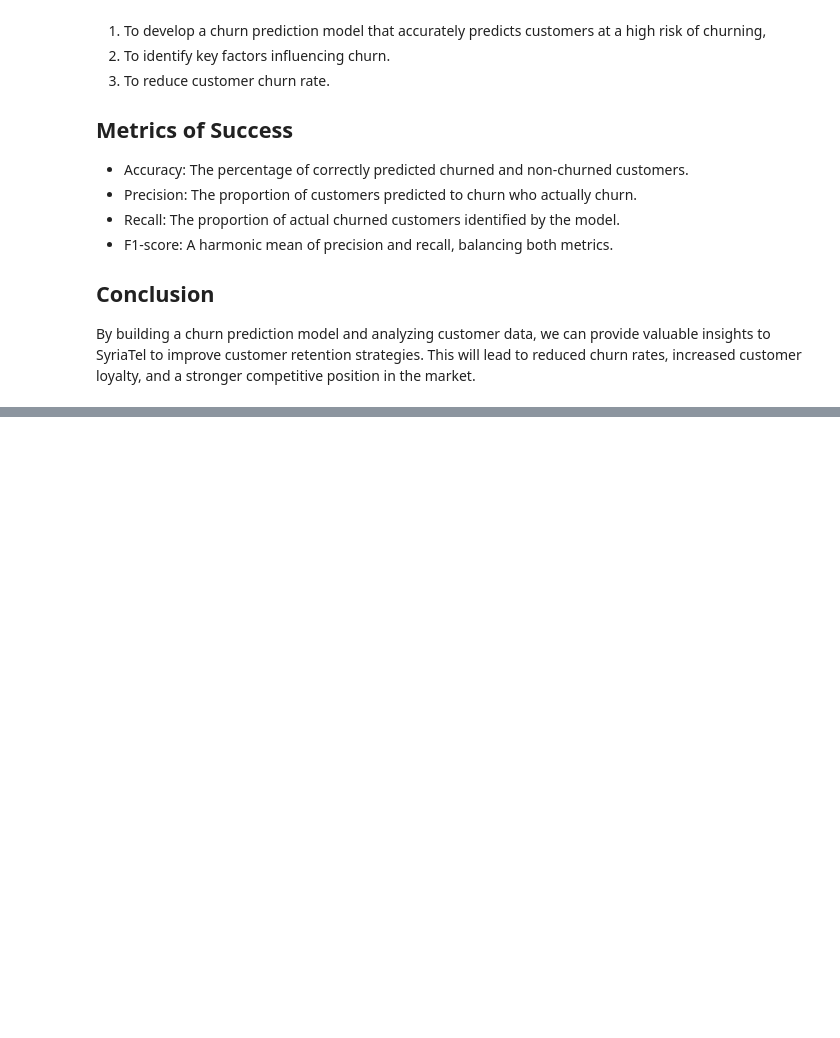
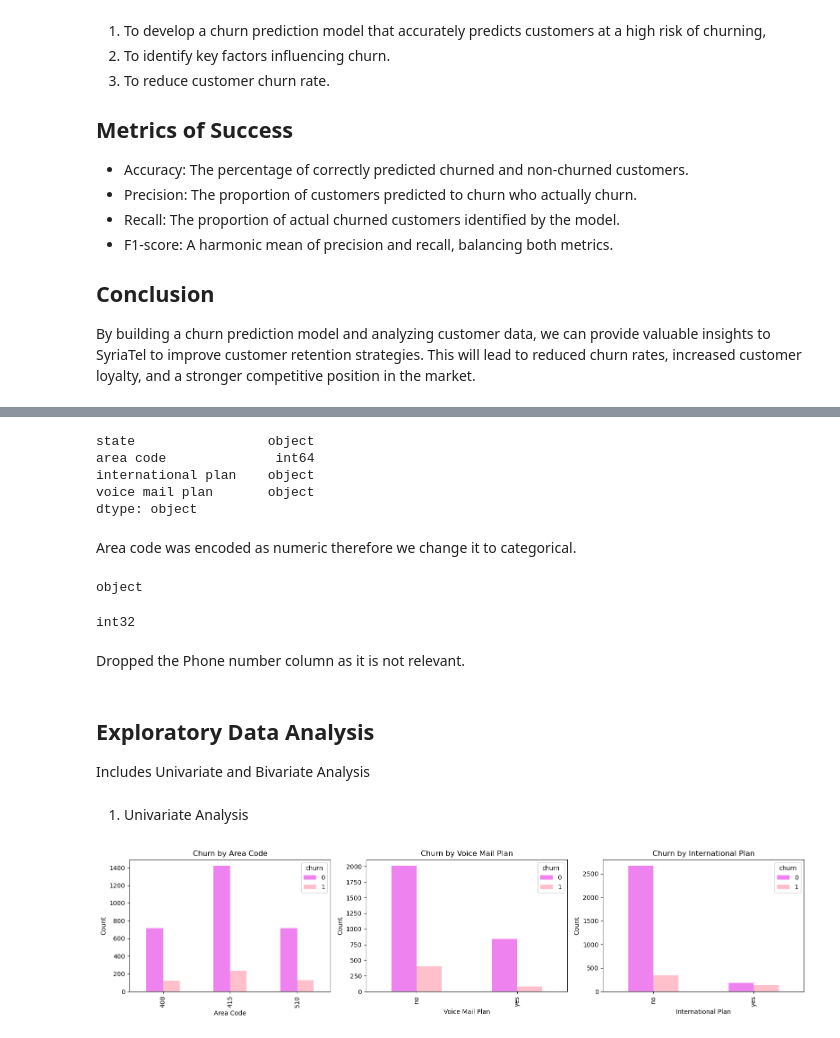
Before and after one commit to Mayoggz/SyriaTel-customer-churn, a Jupyter notebook: index.ipynb, the cells around one changed output, grey strips where cells are left out. Drawn from its saved outputs; the diff is of its cells as text; code cells hidden in the pictures; blank space fills up the shorter version.

```diff
--- a/index.ipynb
+++ b/index.ipynb
@@ -22,0 +162,63 @@ By building a churn prediction model and analyzing customer data, we can provide
+# %%
+# Check data types of categorical variables
+columns = ['state', 'area code', 'international plan', 'voice mail plan']
+column_data_types = churn_data[columns].dtypes
+print(column_data_types)
+# %% [output]
+state                 object
+area code              int64
+international plan    object
+voice mail plan       object
+dtype: object
+# %% [markdown]
+Area  code was encoded as numeric therefore we change it to categorical.
+# %%
+# Convert "State" column to categorical data type
+churn_data["area code"] = churn_data["area code"].astype("str")
+print(churn_data["area code"].dtype)
+# %% [output]
+object
+# %%
+# Convert churn, international plan and  voice mail plan column from boolean to integer
+churn_data["churn"] = churn_data["churn"].astype(int)
+print(churn_data["churn"].dtype)
+# %% [output]
+int32
+# %%
+# Drop the 'phone number' column
+churn_data.drop(columns=['phone number'], inplace=True)
+# %% [markdown]
+Dropped the Phone number column as it is not relevant.
+# %% [markdown]
+## Exploratory Data Analysis
+
+Includes Univariate and Bivariate Analysis
+# %% [markdown]
+1. Univariate Analysis
+# %%
+# Set up the figure and axes for subplots
+fig, axs = plt.subplots(nrows=1, ncols=3, figsize=(16, 4))
+
+# Group by "area code" and "churn", then unstack and plot
+churn_data.groupby(["area code", "churn"]).size().unstack().plot(kind='bar', stacked=False, ax=axs[0])
+axs[0].set_title('Churn by Area Code')
+axs[0].set_xlabel('Area Code')
+axs[0].set_ylabel('Count')
+
+# Group by "voice mail plan" and "churn", then unstack and plot
+churn_data.groupby(["voice mail plan", "churn"]).size().unstack().plot(kind='bar', stacked=False, ax=axs[1])
+axs[1].set_title('Churn by Voice Mail Plan')
+axs[1].set_xlabel('Voice Mail Plan')
+axs[1].set_ylabel('Count')
+
+# Group by "international plan" and "churn", then unstack and plot
+churn_data.groupby(["international plan", "churn"]).size().unstack().plot(kind='bar', stacked=False, ax=axs[2])
+axs[2].set_title('Churn by International Plan')
+axs[2].set_xlabel('International Plan')
+axs[2].set_ylabel('Count')
+
+# Adjust the layout and spacing
+plt.tight_layout()
+plt.show()
+# %% [output]
+[figure, added]
```
Also changed, not shown: parts of 20 cells of this notebook, 1 other file.
